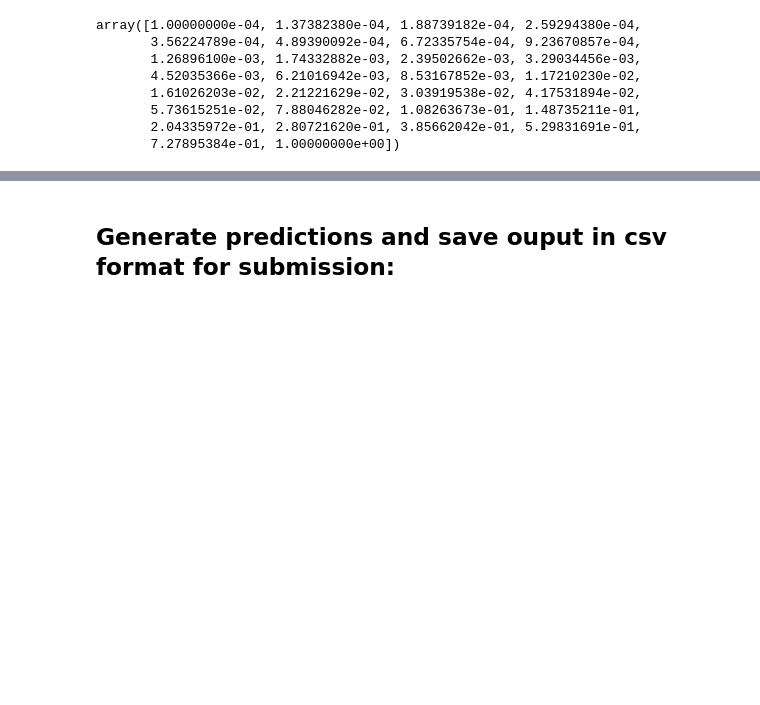
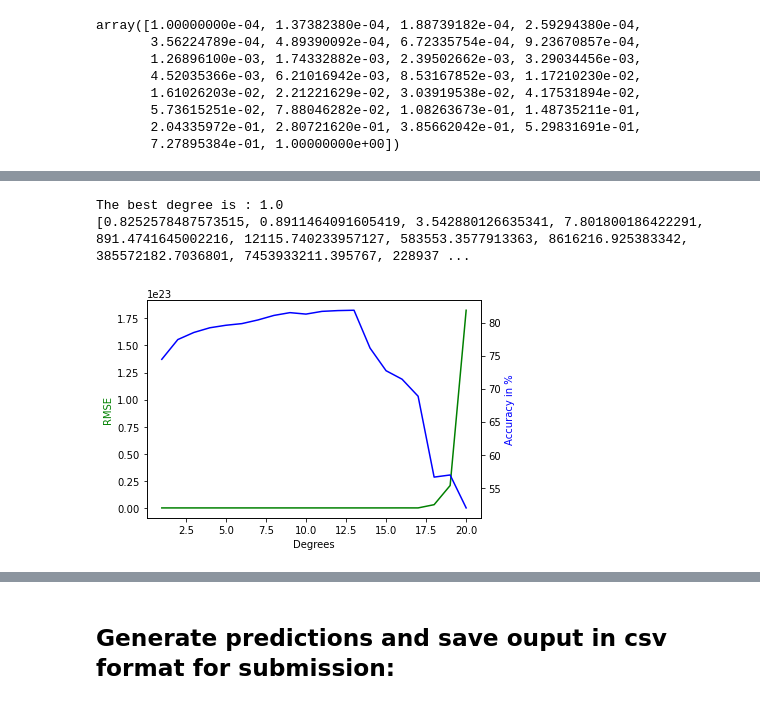
Before and after one commit to ideriedm/Machine-learning, a Jupyter notebook: project1/project1.ipynb, the cells around one changed output, grey strips where cells are left out. Saved outputs shown, nothing was run; the diff lists cells and outputs as text; code cells hidden in the pictures; blank space fills up the shorter version.

```diff
--- a/project1/project1.ipynb
+++ b/project1/project1.ipynb
@@ -363,0 +414,5 @@ ValueError: x and y must have same first dimension, but have shapes (10,) and (3
+# %%
+degrees = np.linspace(1, 20, 20)
+k_fold = 5
+
+idx_best_degree_LS, best_accuracy_LS, best_rmses_LS = CV_LS(degrees, k_fold, seed = 1)
@@ -363,0 +440,20 @@ ValueError: x and y must have same first dimension, but have shapes (10,) and (3
+# %%
+print("The best degree is :", degrees[idx_best_degree_LS])
+print(best_rmses_LS)
+
+fig, ax1 = plt.subplots()
+
+ax2 = ax1.twinx()
+stop = 20
+ax1.plot(degrees[:stop], best_rmses_LS[:stop], 'g-')
+ax2.plot(degrees[:stop], best_accuracy_LS[:stop], 'b-')
+
+ax1.set_xlabel('Degrees')
+ax1.set_ylabel('RMSE', color='g')
+ax2.set_ylabel('Accuracy in %', color='b')
+
+plt.show()
+# %% [output]
+The best degree is : 1.0
+[0.8252578487573515, 0.8911464091605419, 3.542880126635341, 7.801800186422291, 891.4741645002216, 12115.740233957127, 583553.3577913363, 8616216.925383342, 385572182.7036801, 7453933211.395767, 228937 ...
+[figure, added]
```
Also changed, not shown: parts of 27 cells of this notebook.
